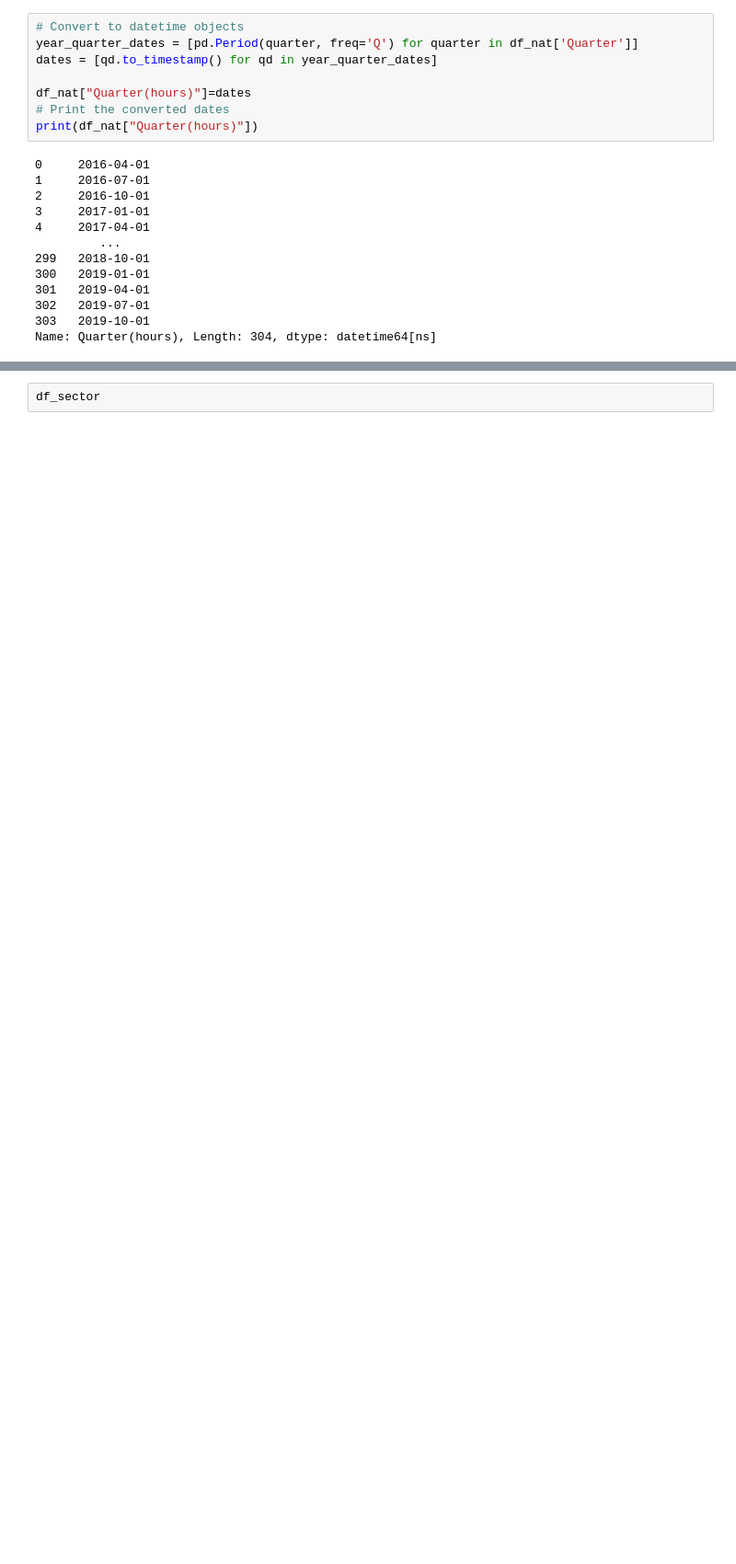
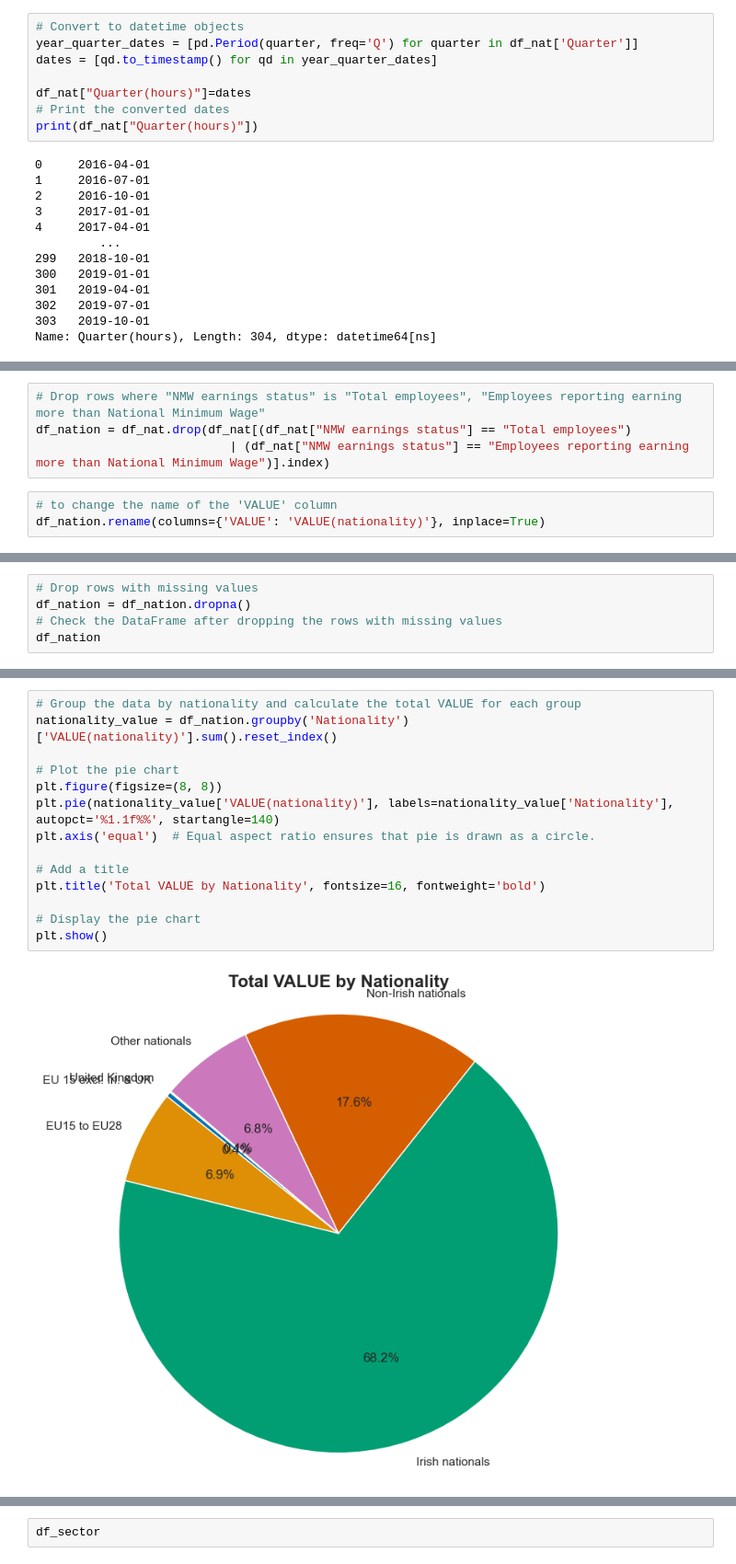
Before and after one commit to Usukhbayar95/Capstone_Project, a Jupyter notebook: Project.ipynb, the cells around one changed output, grey strips where cells are left out. Shown at 92% size. Cells and saved outputs as stored; diff of their text form; blank space fills up the shorter version.

```diff
--- a/Project.ipynb
+++ b/Project.ipynb
@@ -441,0 +434,7 @@ plt.show()
+# %%
+# Drop rows where "NMW earnings status" is "Total employees", "Employees reporting earning more than National Minimum Wage"
+df_nation = df_nat.drop(df_nat[(df_nat["NMW earnings status"] == "Total employees")
+                           | (df_nat["NMW earnings status"] == "Employees reporting earning more than National Minimum Wage")].index)
+# %%
+# to change the name of the 'VALUE' column
+df_nation.rename(columns={'VALUE': 'VALUE(nationality)'}, inplace=True)
@@ -441,0 +457,5 @@ plt.show()
+# %%
+# Drop rows with missing values
+df_nation = df_nation.dropna()
+# Check the DataFrame after dropping the rows with missing values
+df_nation
@@ -441,0 +476,16 @@ plt.show()
+# %%
+# Group the data by nationality and calculate the total VALUE for each group
+nationality_value = df_nation.groupby('Nationality')['VALUE(nationality)'].sum().reset_index()
+
+# Plot the pie chart
+plt.figure(figsize=(8, 8))
+plt.pie(nationality_value['VALUE(nationality)'], labels=nationality_value['Nationality'], autopct='%1.1f%%', startangle=140)
+plt.axis('equal')  # Equal aspect ratio ensures that pie is drawn as a circle.
+
+# Add a title
+plt.title('Total VALUE by Nationality', fontsize=16, fontweight='bold')
+
+# Display the pie chart
+plt.show()
+# %% [output]
+[figure, added]
```
Also changed, not shown: parts of 79 cells of this notebook.
